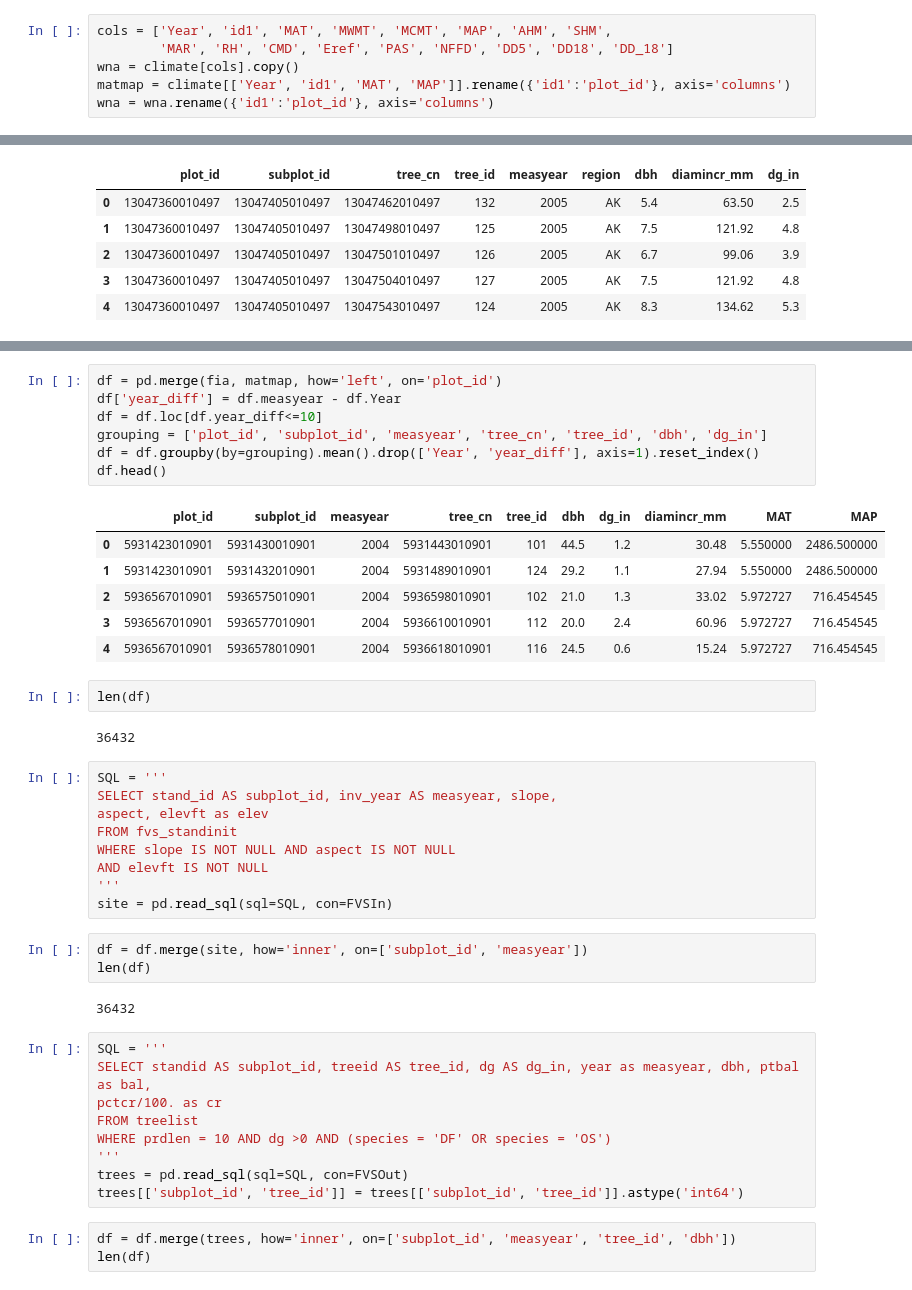
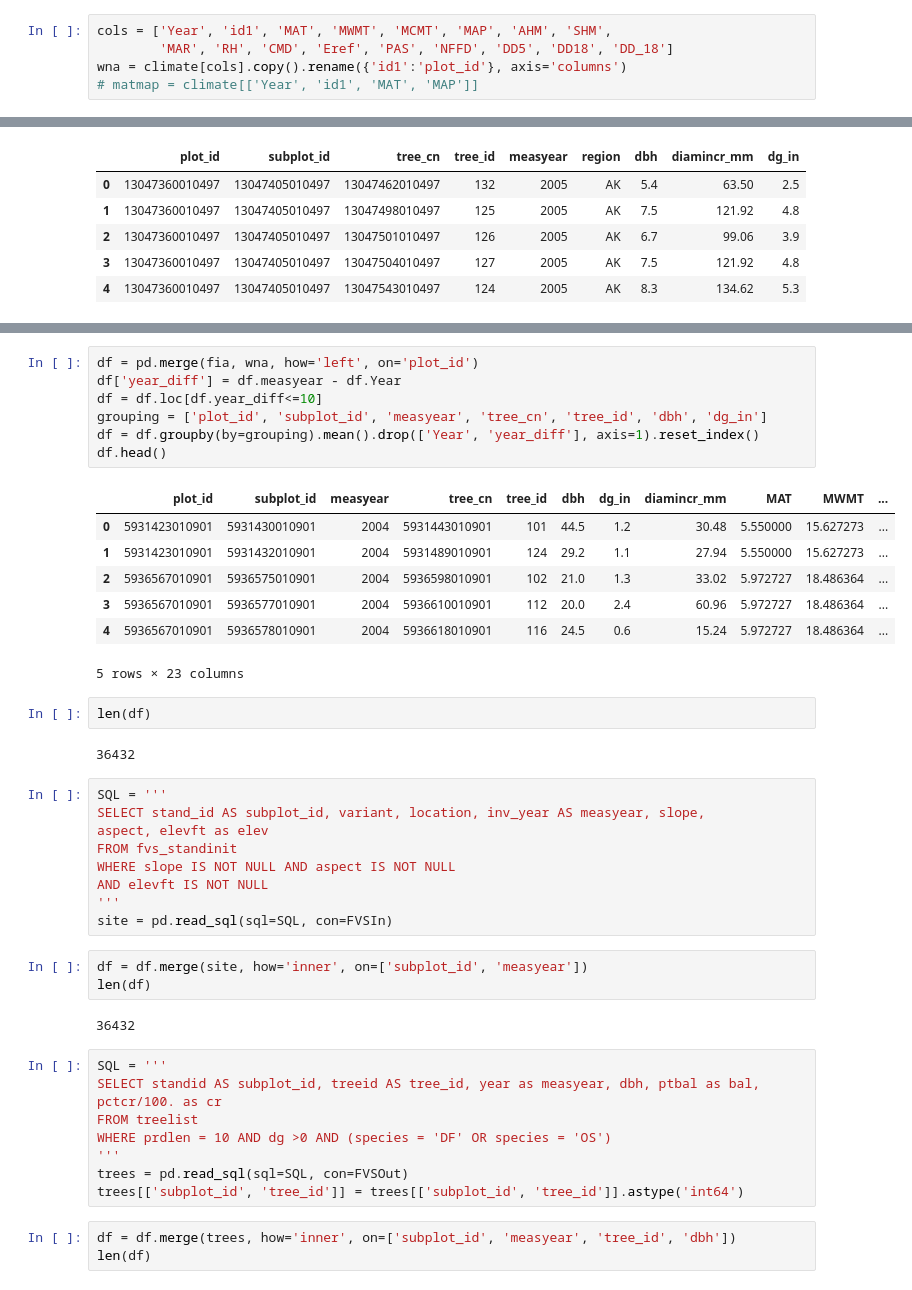
Before and after one commit to d-diaz/FVS_Equations, a Jupyter notebook: Data Exploration and Cleaning.ipynb, the cells around one changed output, grey strips where cells are left out. Cells and saved outputs as stored; diff of their text form.

```diff
--- a/Data Exploration and Cleaning.ipynb
+++ b/Data Exploration and Cleaning.ipynb
@@ -22,9 +22,8 @@ climate.head()
 # %%
 cols = ['Year', 'id1', 'MAT', 'MWMT', 'MCMT', 'MAP', 'AHM', 'SHM',
         'MAR', 'RH', 'CMD', 'Eref', 'PAS', 'NFFD', 'DD5', 'DD18', 'DD_18']
-wna = climate[cols].copy()
-matmap = climate[['Year', 'id1', 'MAT', 'MAP']].rename({'id1':'plot_id'}, axis='columns')
-wna = wna.rename({'id1':'plot_id'}, axis='columns')
+wna = climate[cols].copy().rename({'id1':'plot_id'}, axis='columns')
+# matmap = climate[['Year', 'id1', 'MAT', 'MAP']]
 # %%
 wna.info()
 # %% [output]
@@ -123,24 +74,25 @@ with sns.axes_style("white"):
 # %%
-df = pd.merge(fia, matmap, how='left', on='plot_id')
+df = pd.merge(fia, wna, how='left', on='plot_id')
 df['year_diff'] = df.measyear - df.Year
 df = df.loc[df.year_diff<=10]
 grouping = ['plot_id', 'subplot_id', 'measyear', 'tree_cn', 'tree_id', 'dbh', 'dg_in']
 df = df.groupby(by=grouping).mean().drop(['Year', 'year_diff'], axis=1).reset_index()
 df.head()
 # %% [output]
-|  | plot_id | subplot_id | measyear | tree_cn | tree_id | dbh | dg_in | diamincr_mm | MAT | MAP |
-| 0 | 5931423010901 | 5931430010901 | 2004 | 5931443010901 | 101 | 44.5 | 1.2 | 30.48 | 5.550000 | 2486.500000 |
-| 1 | 5931423010901 | 5931432010901 | 2004 | 5931489010901 | 124 | 29.2 | 1.1 | 27.94 | 5.550000 | 2486.500000 |
-| 2 | 5936567010901 | 5936575010901 | 2004 | 5936598010901 | 102 | 21.0 | 1.3 | 33.02 | 5.972727 | 716.454545 |
-| 3 | 5936567010901 | 5936577010901 | 2004 | 5936610010901 | 112 | 20.0 | 2.4 | 60.96 | 5.972727 | 716.454545 |
-| 4 | 5936567010901 | 5936578010901 | 2004 | 5936618010901 | 116 | 24.5 | 0.6 | 15.24 | 5.972727 | 716.454545 |
+|  | plot_id | subplot_id | measyear | tree_cn | tree_id | dbh | dg_in | diamincr_mm | MAT | MWMT | ... |
+| 0 | 5931423010901 | 5931430010901 | 2004 | 5931443010901 | 101 | 44.5 | 1.2 | 30.48 | 5.550000 | 15.627273 | ... |
+| 1 | 5931423010901 | 5931432010901 | 2004 | 5931489010901 | 124 | 29.2 | 1.1 | 27.94 | 5.550000 | 15.627273 | ... |
+| 2 | 5936567010901 | 5936575010901 | 2004 | 5936598010901 | 102 | 21.0 | 1.3 | 33.02 | 5.972727 | 18.486364 | ... |
+| 3 | 5936567010901 | 5936577010901 | 2004 | 5936610010901 | 112 | 20.0 | 2.4 | 60.96 | 5.972727 | 18.486364 | ... |
+| 4 | 5936567010901 | 5936578010901 | 2004 | 5936618010901 | 116 | 24.5 | 0.6 | 15.24 | 5.972727 | 18.486364 | ... |
+5 rows × 23 columns
 # %%
 len(df)
 # %% [output]
 36432
 # %%
 SQL = '''
-SELECT stand_id AS subplot_id, inv_year AS measyear, slope,
+SELECT stand_id AS subplot_id, variant, location, inv_year AS measyear, slope,
 aspect, elevft as elev
 FROM fvs_standinit
 WHERE slope IS NOT NULL AND aspect IS NOT NULL
@@ -154,7 +106,7 @@ len(df)
 36432
 # %%
 SQL = '''
-SELECT standid AS subplot_id, treeid AS tree_id, dg AS dg_in, year as measyear, dbh, ptbal as bal,
+SELECT standid AS subplot_id, treeid AS tree_id, year as measyear, dbh, ptbal as bal,
 pctcr/100. as cr
 FROM treelist
 WHERE prdlen = 10 AND dg >0 AND (species = 'DF' OR species = 'OS')
```
Also changed, not shown: parts of 13 cells of this notebook, 2 other files.
